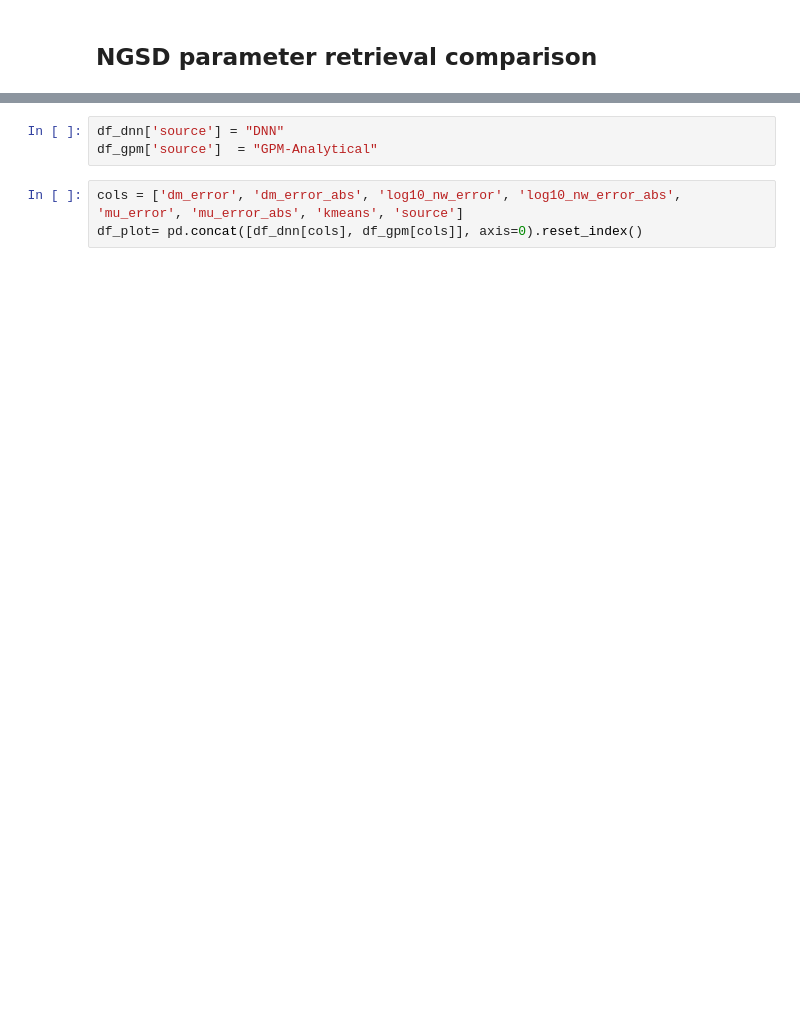
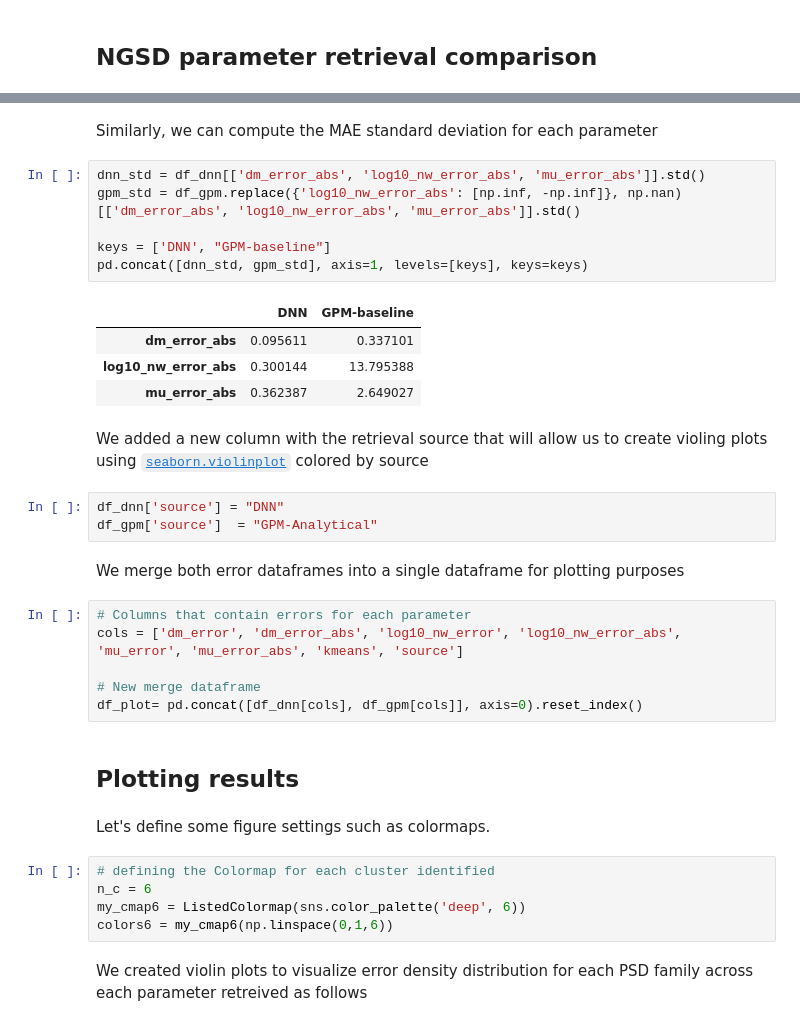
Before and after one commit to aladinor/Ladino_et_al_2025_DNN_PSD_retrieval, a Jupyter notebook: notebooks/3.Rain_retrieval.ipynb, the cells around one changed output, grey strips where cells are left out. Drawn from its saved outputs; the diff is of its cells as text; blank space fills up the shorter version.

```diff
--- a/notebooks/3.Rain_retrieval.ipynb
+++ b/notebooks/3.Rain_retrieval.ipynb
@@ -255,7 +145,38 @@ df_dnn['mu_q'] = df_dnn['mu_q'].apply(lambda x: x.mid)
+# %% [markdown]
+Similarly, we can compute the MAE standard deviation for each parameter
+# %%
+dnn_std = df_dnn[['dm_error_abs', 'log10_nw_error_abs', 'mu_error_abs']].std()
+gpm_std = df_gpm.replace({'log10_nw_error_abs': [np.inf, -np.inf]}, np.nan)[['dm_error_abs', 'log10_nw_error_abs', 'mu_error_abs']].std()
+
+keys = ['DNN', "GPM-baseline"]
+pd.concat([dnn_std, gpm_std], axis=1, levels=[keys], keys=keys)
+# %% [output]
+|  | DNN | GPM-baseline |
+| dm_error_abs | 0.095611 | 0.337101 |
+| log10_nw_error_abs | 0.300144 | 13.795388 |
+| mu_error_abs | 0.362387 | 2.649027 |
+# %% [markdown]
+We added a new column with the retrieval source that will allow us to create violing plots using [`seaborn.violinplot`](https://seaborn.pydata.org/generated/seaborn.violinplot.html) colored by source
 # %%
 df_dnn['source'] = "DNN"
 df_gpm['source']  = "GPM-Analytical"
+# %% [markdown]
+We merge both error dataframes into a single dataframe for plotting purposes
 # %%
+# Columns that contain errors for each parameter
 cols = ['dm_error', 'dm_error_abs', 'log10_nw_error', 'log10_nw_error_abs', 'mu_error', 'mu_error_abs', 'kmeans', 'source']
+
+# New merge dataframe
 df_plot= pd.concat([df_dnn[cols], df_gpm[cols]], axis=0).reset_index()
+# %% [markdown]
+## Plotting results
+# %% [markdown]
+Let's define some figure settings such as colormaps.
+# %%
+# defining the Colormap for each cluster identified
+n_c = 6
+my_cmap6 = ListedColormap(sns.color_palette('deep', 6))
+colors6 = my_cmap6(np.linspace(0,1,6))
+# %% [markdown]
+We created violin plots to visualize error density distribution for each PSD family across each parameter retreived as follows
 # %%
```
Also changed, not shown: parts of 74 cells of this notebook, 3 other files.
